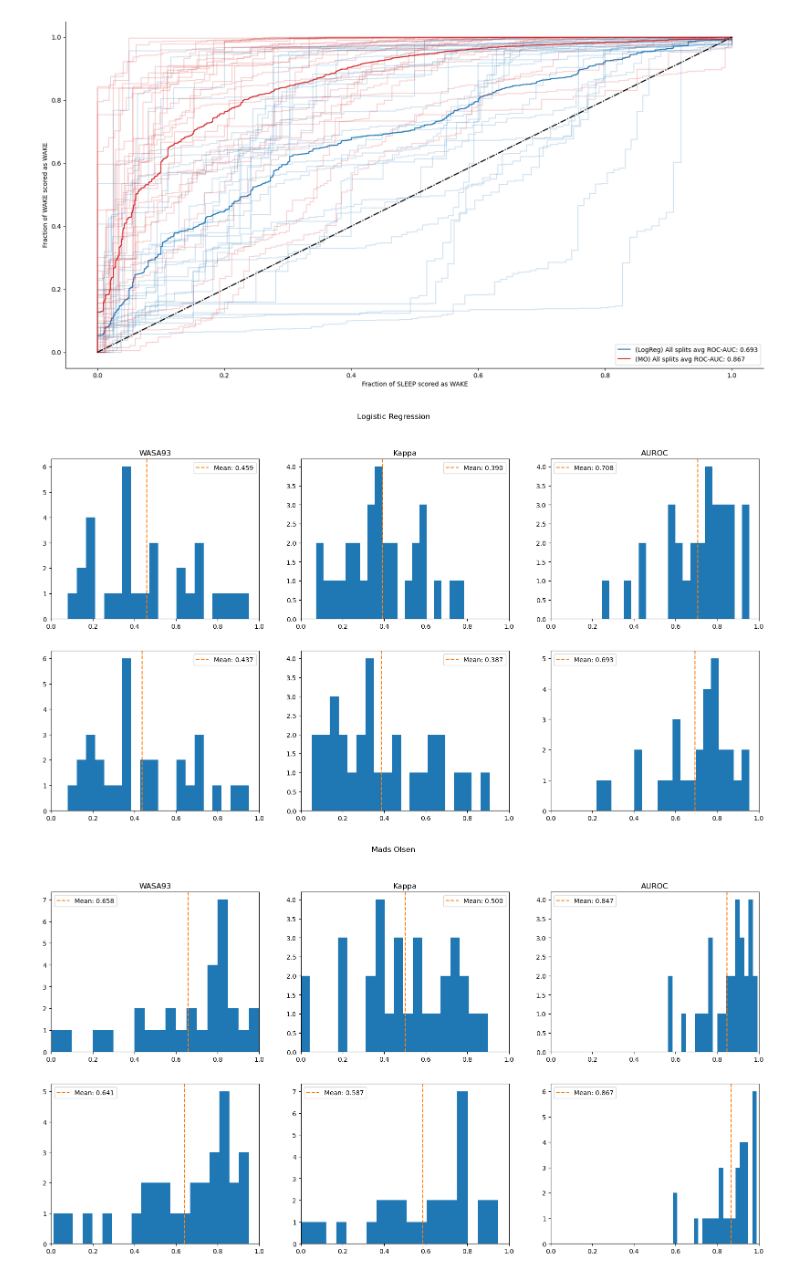
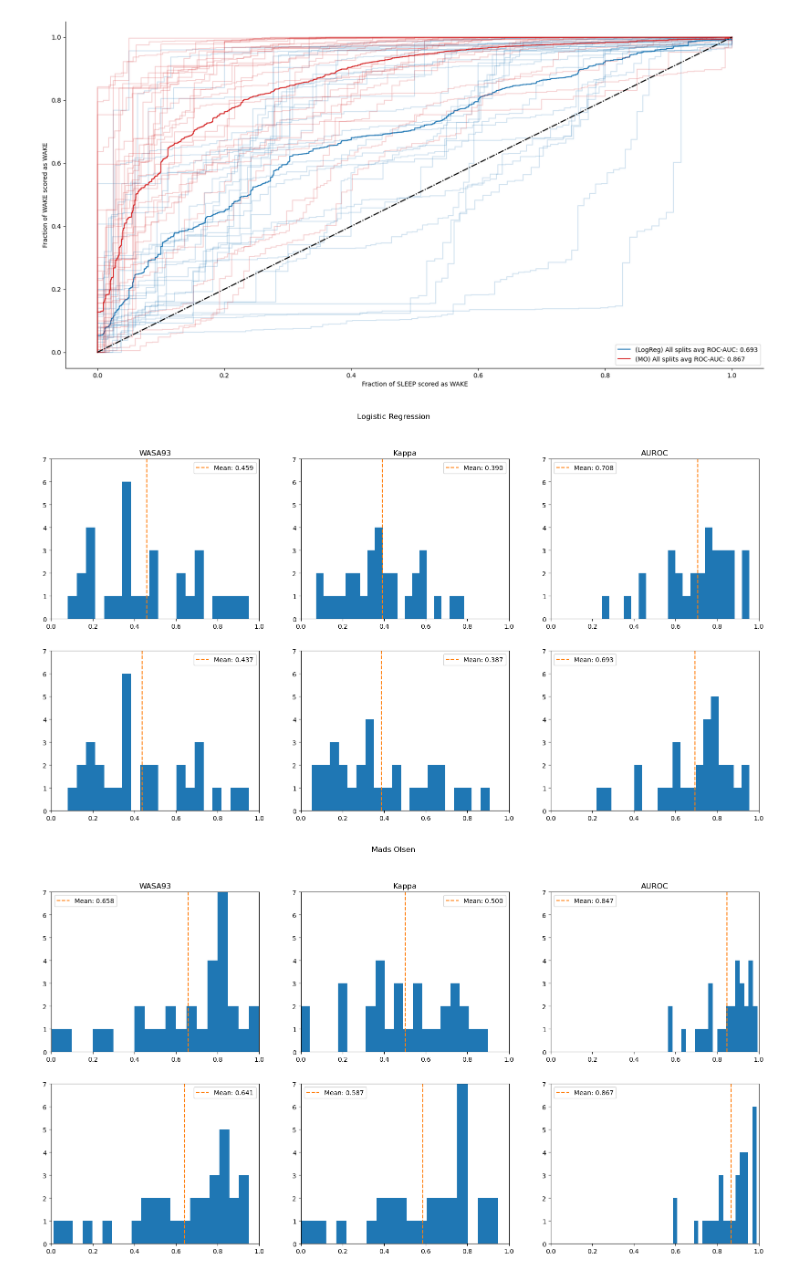
Before and after one commit to Arcascope/pisces, a Jupyter notebook: analyses/stationary_vs_hybrid.ipynb, the cells around one changed output. Cells and saved outputs as stored; diff of their text form; code cells hidden in the pictures.

```diff
--- a/analyses/stationary_vs_hybrid.ipynb
+++ b/analyses/stationary_vs_hybrid.ipynb
@@ -455,32 +455,37 @@ ncol = 3
 fig_lr, ax_lr = plt.subplots(nrows=2, ncols=ncol, figsize=(20, 10))
 fig_mo, ax_mo = plt.subplots(nrows=2, ncols=ncol, figsize=(20, 10))
 
 fig_lr.suptitle("Logistic Regression")
 fig_mo.suptitle("Mads Olsen")
 
 
 for i, pair in enumerate(walch_data_to_plot):
     lr, mo = pair
     plot_scores_PDF(lr, ax=ax_lr[0, i])
     plot_scores_PDF(mo, ax=ax_mo[0, i])
 
     ax_lr[0, i].set_title(plot_titles[i])
     ax_mo[0, i].set_title(plot_titles[i])
     ax_lr[0, i].legend()
     ax_mo[0, i].legend()
 
 for i, pair in enumerate(hybrid_data_to_plot):
     lr, mo = pair
     plot_scores_PDF(lr, ax=ax_lr[1, i])
     plot_scores_PDF(mo, ax=ax_mo[1, i])
 
     ax_lr[1, i].legend()
     ax_mo[1, i].legend()
 
+for ax_set in [ax_lr, ax_mo]:
+    for i in range(ncol):
+        for j in range(2):
+            ax_set[j, i].set_ylim(0, 7)
+
 # ax_lr[0, 0].set_xlim(0, 0.2)
 # ax_lr[1, 0].set_xlim(0, 0.2)
 # ax_mo[0, 0].set_xlim(0, 0.2)
 # ax_mo[1, 0].set_xlim(0, 0.2)
 # %% [output]
-[figure, old version]
+[figure, new version]
-[figure, old version]
+[figure, new version]
```
